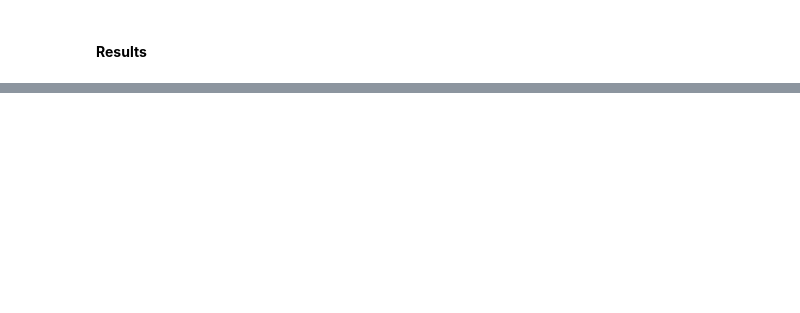
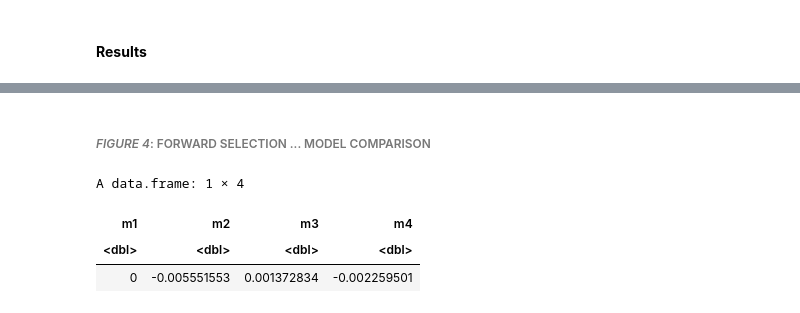
Before and after one commit to vicky-nak/DSCI-Final-Report-24, a Jupyter notebook: Final Report.ipynb, the cells around one changed output, grey strips where cells are left out. Cells and saved outputs as stored; diff of their text form; code cells hidden in the pictures; blank space fills up the shorter version.

```diff
--- a/Final Report.ipynb
+++ b/Final Report.ipynb
@@ -209,0 +122,3 @@ We also remove players who did not contribute any data as we are only using regr
+# %%
+# Wrangling players_num for lin.reg on all_players by removing players who played for less than 0.1 hours and who did not contribute to the data collection
+all_player_data <- players_num |> filter(played_hours != 0.0) |> select(played_hours, subscription_status, experience, age)
@@ -229,0 +137,15 @@ Then we use the linear model with the fewest irrelevant predictors we identified
+# %%
+# from the null to the complete model
+m1 <- lm(played_hours ~ 1,                                       data = players_data_training)
+m2 <- lm(played_hours ~  experience,                             data = players_data_training)
+m3 <- lm(played_hours ~  experience + subscription_status,       data = players_data_training)
+m4 <- lm(played_hours ~  experience + subscription_status + age, data = players_data_training)
+# %% [markdown]
+###### _FIGURE 4_: FORWARD SELECTION ... MODEL COMPARISON
+# %%
+data.frame( m1 = summary(m1)$adj.r.squared, m2 = summary(m2)$adj.r.squared, m3 = summary(m3)$adj.r.squared, m4 = summary(m4)$adj.r.squared)
+# %% [output]
+A data.frame: 1 × 4
+| m1 | m2 | m3 | m4 |
+| <dbl> | <dbl> | <dbl> | <dbl> |
+| 0 | -0.005551553 | 0.001372834 | -0.002259501 |
```
Also changed, not shown: parts of 52 cells of this notebook.
